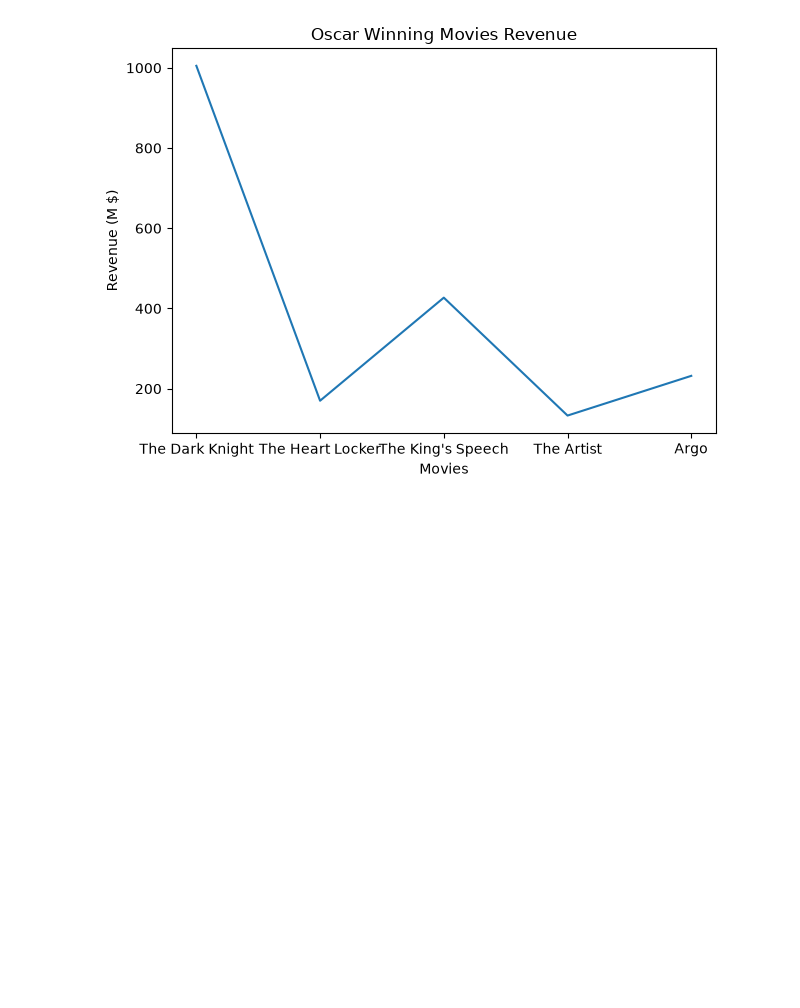
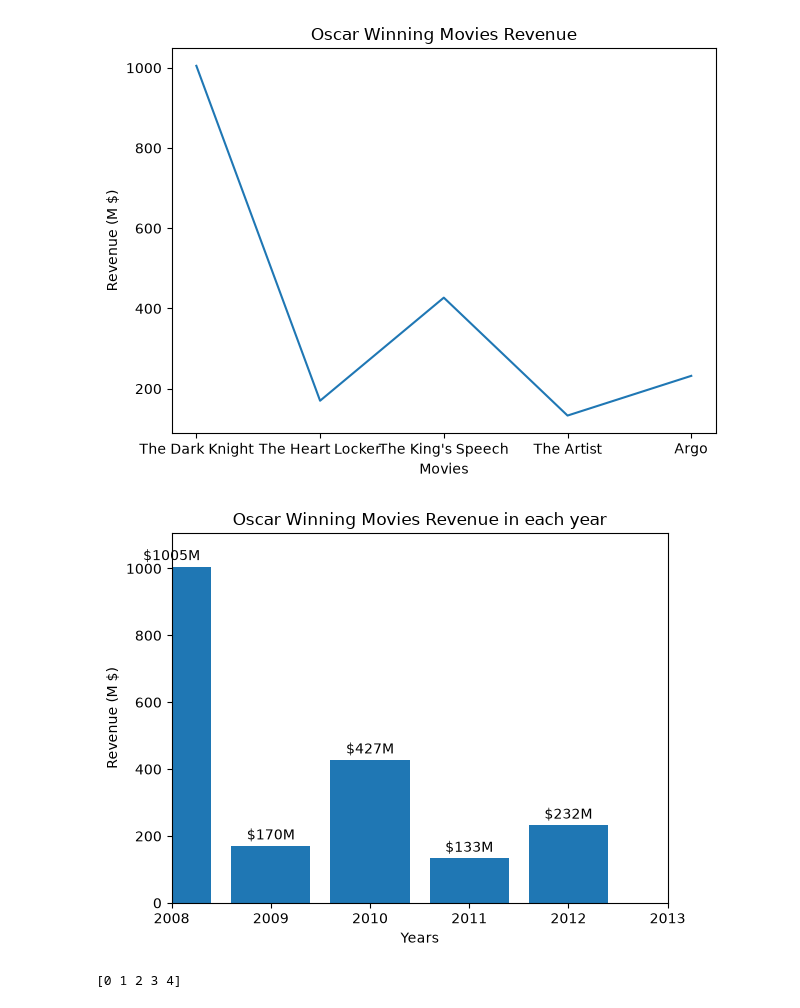
Before and after one commit to md-zeon/Data-Visualization, a Jupyter notebook: matplotlib.ipynb, the cells around one changed output. Saved outputs shown, nothing was run; the diff lists cells and outputs as text; code cells hidden in the pictures; blank space fills up the shorter version.

```diff
--- a/matplotlib.ipynb
+++ b/matplotlib.ipynb
@@ -112,3 +112,15 @@ plt.tight_layout()
 plt.savefig("oscar_revenue.png", dpi=300, bbox_inches='tight')
 # %% [output]
 [figure]
+# %%
+plt.ylim(0, max(oscar_revenue) + 100)
+plt.xlim(min(years), max(years) + 1)
+plt.bar(years, oscar_revenue,)
+plt.title("Oscar Winning Movies Revenue in each year")
+plt.xlabel("Years")
+plt.ylabel("Revenue (M $)")
+for i in range(len(years)):
+    plt.text(years[i], oscar_revenue[i]+10, f"${oscar_revenue[i]}M", ha='center', va='bottom')
+plt.show()
+# %% [output]
+[figure, added]
@@ -114,0 +129,5 @@ plt.savefig("oscar_revenue.png", dpi=300, bbox_inches='tight')
+# %%
+x = np.arange(len(years))
+print(x)
+# %% [output]
+[0 1 2 3 4]
```
Also changed, not shown: parts of 3 cells of this notebook.
